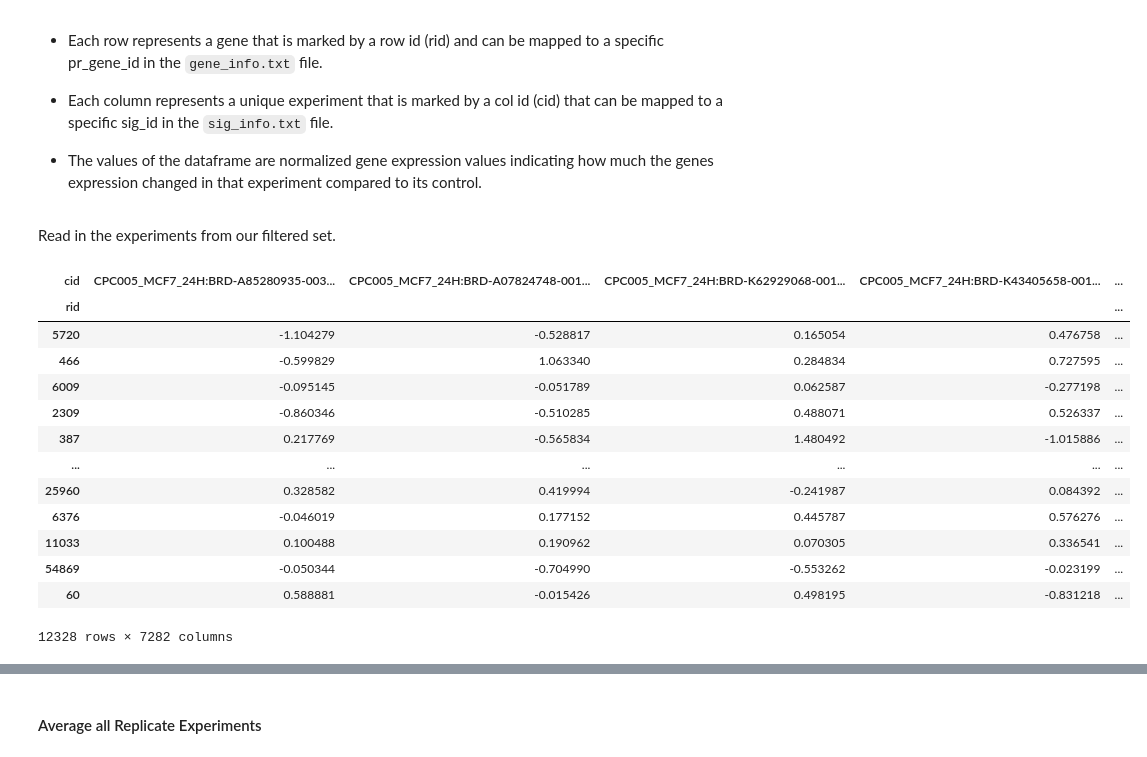
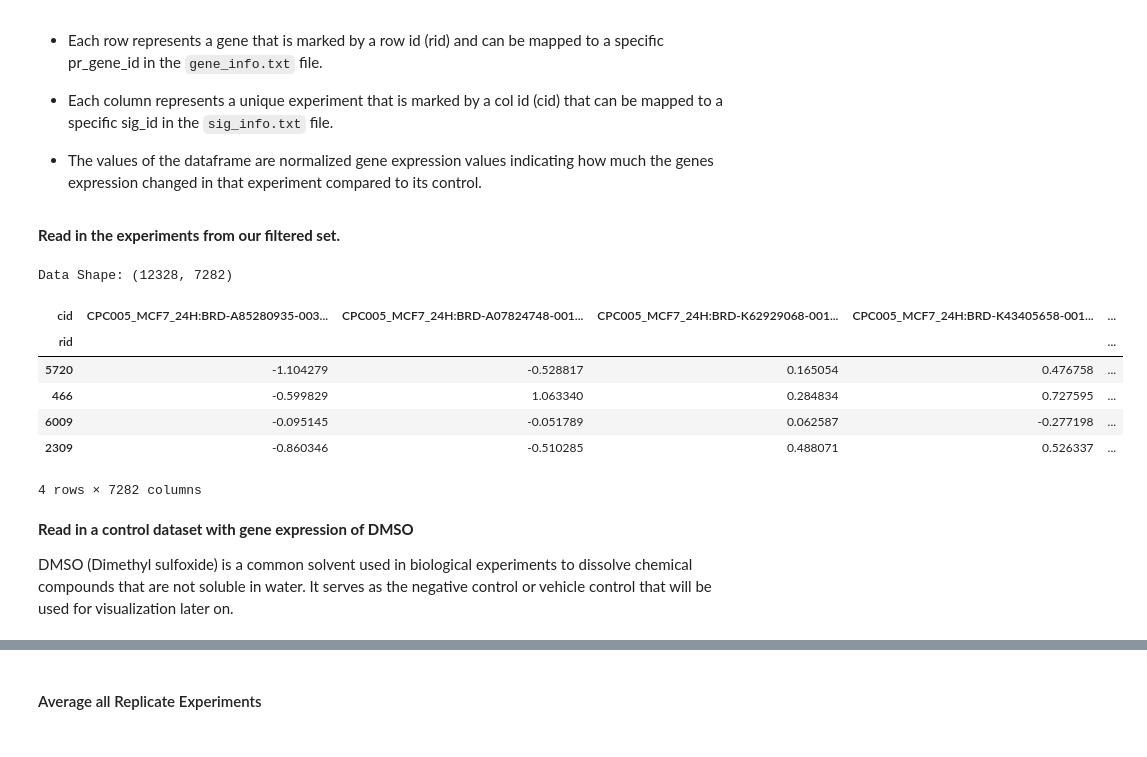
Before and after one commit to Djtrainer/cancer_research, a Jupyter notebook: notebooks/drug_induced_gene_expression_prediction.ipynb, the cells around one changed output, grey strips where cells are left out. Saved outputs shown, nothing was run; the diff lists cells and outputs as text; code cells hidden in the pictures.

```diff
--- a/notebooks/drug_induced_gene_expression_prediction.ipynb
+++ b/notebooks/drug_induced_gene_expression_prediction.ipynb
@@ -386,27 +858,26 @@ assert len(all_sig_ids) == df_sig.shape[0], (
     "Signature IDs do not match the number of signatures in the metadata."
 )
 # %% [markdown]
-Read in the experiments from our filtered set.
+**Read in the experiments from our filtered set.**
 # %%
 filtered_sig_ids = set(df_merged["sig_id"].tolist())
 filtered_sig_ids = list(filtered_sig_ids)
 
 batch_gctoo = parse_gctx(GCTX_DATA_PATH, cid=filtered_sig_ids)
 df_all = batch_gctoo.data_df
 
-df_all
+print(f"Data Shape: {df_all.shape}")
+df_all.head(4)
 # %% [output]
+Data Shape: (12328, 7282)
 | cid | CPC005_MCF7_24H:BRD-A85280935-003... | CPC005_MCF7_24H:BRD-A07824748-001... | CPC005_MCF7_24H:BRD-K62929068-001... | CPC005_MCF7_24H:BRD-K43405658-001... | ... |
 | rid |  |  |  |  | ... |
 | 5720 | -1.104279 | -0.528817 | 0.165054 | 0.476758 | ... |
 | 466 | -0.599829 | 1.063340 | 0.284834 | 0.727595 | ... |
 | 6009 | -0.095145 | -0.051789 | 0.062587 | -0.277198 | ... |
 | 2309 | -0.860346 | -0.510285 | 0.488071 | 0.526337 | ... |
-| 387 | 0.217769 | -0.565834 | 1.480492 | -1.015886 | ... |
-| ... | ... | ... | ... | ... | ... |
-| 25960 | 0.328582 | 0.419994 | -0.241987 | 0.084392 | ... |
-| 6376 | -0.046019 | 0.177152 | 0.445787 | 0.576276 | ... |
-| 11033 | 0.100488 | 0.190962 | 0.070305 | 0.336541 | ... |
-| 54869 | -0.050344 | -0.704990 | -0.553262 | -0.023199 | ... |
-| 60 | 0.588881 | -0.015426 | 0.498195 | -0.831218 | ... |
-12328 rows × 7282 columns
+4 rows × 7282 columns
+# %% [markdown]
+**Read in a control dataset with gene expression of DMSO**
+
+DMSO (Dimethyl sulfoxide) is a common solvent used in biological experiments to dissolve chemical compounds that are not soluble in water. It serves as the negative control or vehicle control that will be used for visualization later on.
```
Also changed, not shown: parts of 59 cells of this notebook.
